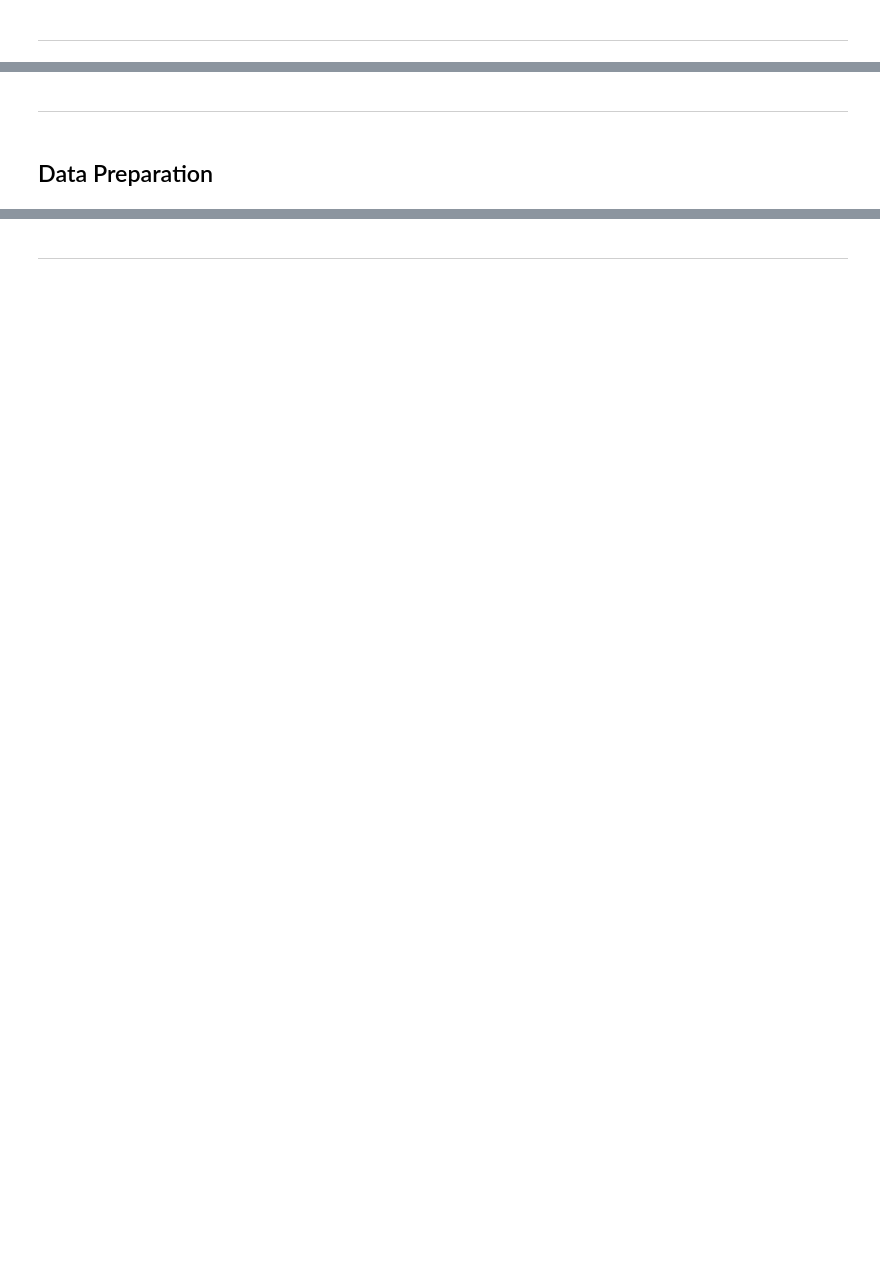
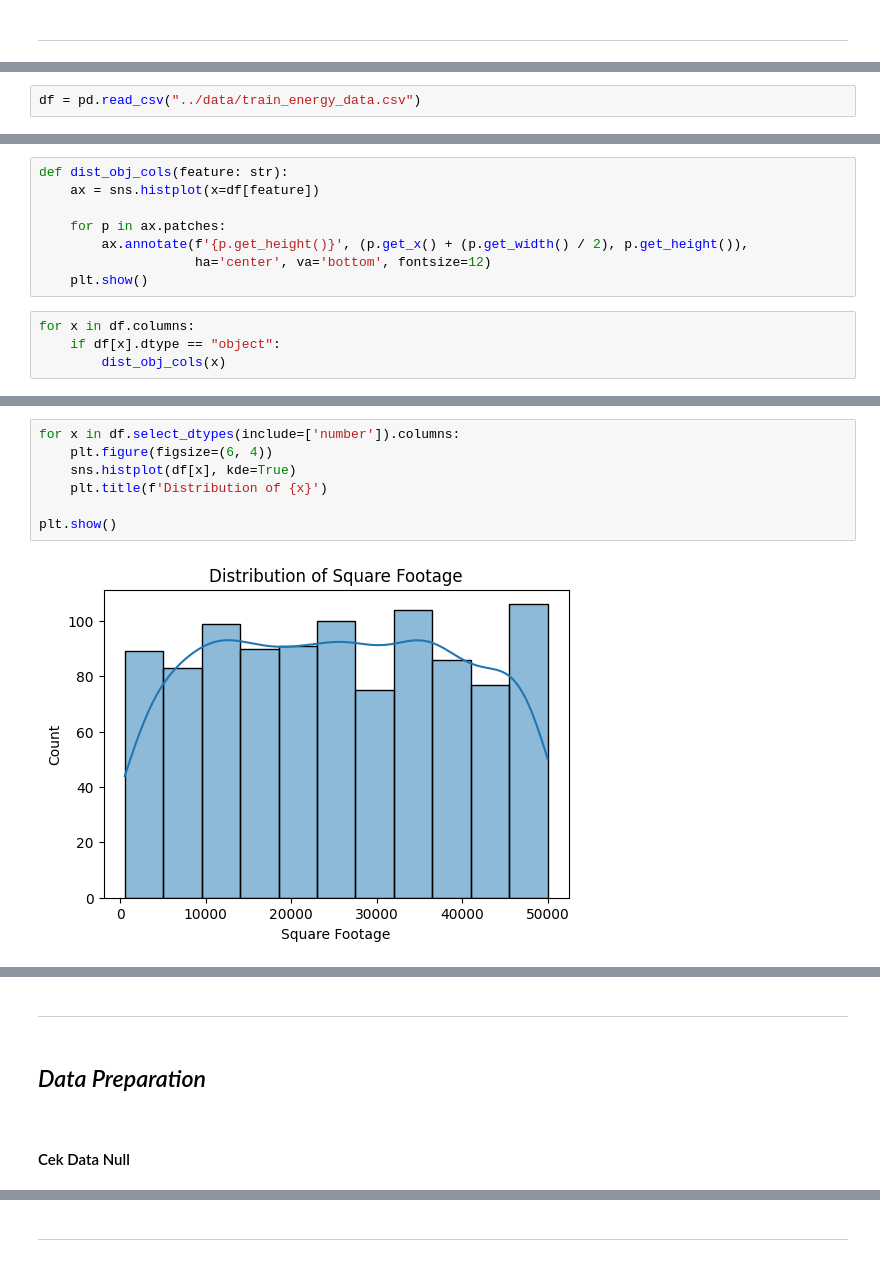
Before and after one commit to wicaksonohanif/FGD_ATA_2425_Regression, a Jupyter notebook: notebook/FGD_regrssion.ipynb, the cells around one changed output, grey strips where cells are left out. Saved outputs shown, nothing was run; the diff lists cells and outputs as text; blank space fills up the shorter version.

```diff
--- a/notebook/FGD_regrssion.ipynb
+++ b/notebook/FGD_regrssion.ipynb
@@ -24,0 +45,2 @@
+# %%
+df = pd.read_csv("../data/train_energy_data.csv")
@@ -24,0 +106,12 @@
+# %%
+def dist_obj_cols(feature: str):
+    ax = sns.histplot(x=df[feature])
+
+    for p in ax.patches:
+        ax.annotate(f'{p.get_height()}', (p.get_x() + (p.get_width() / 2), p.get_height()),
+                    ha='center', va='bottom', fontsize=12)
+    plt.show()
+# %%
+for x in df.columns:
+    if df[x].dtype == "object":
+        dist_obj_cols(x)
@@ -24,0 +121,9 @@
+# %%
+for x in df.select_dtypes(include=['number']).columns:
+    plt.figure(figsize=(6, 4))
+    sns.histplot(df[x], kde=True)
+    plt.title(f'Distribution of {x}')
+
+plt.show()
+# %% [output]
+[figure, added]
@@ -25,4 +134,6 @@
 # %% [markdown]
 <hr>
 # %% [markdown]
-<h2 id='du'>Data Preparation</h2>
+*<h2 id='du'>Data Preparation</h2>*
+# %% [markdown]
+#### Cek Data Null
```
Also changed, not shown: parts of 53 cells of this notebook.
